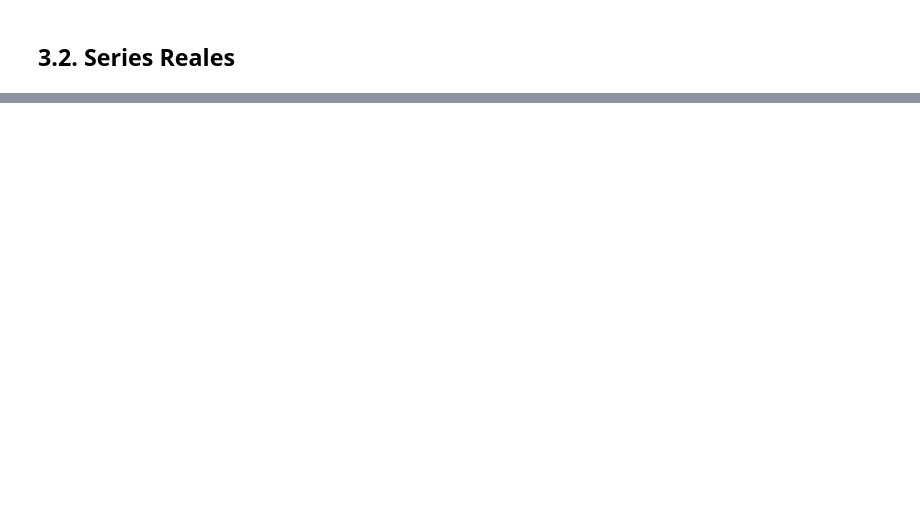
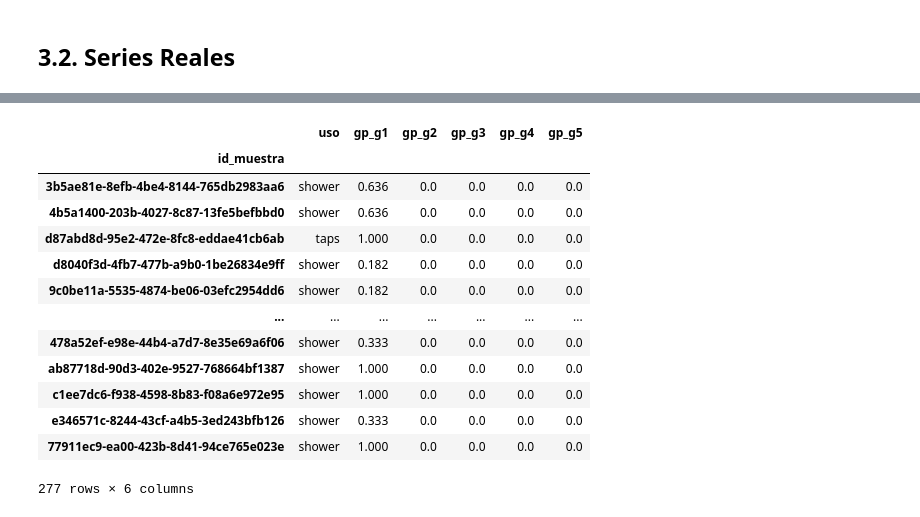
Before and after one commit to IagoGarciaSuarez/MUII_TFM, a Jupyter notebook: src/TFM.ipynb, the cells around one changed output, grey strips where cells are left out. Drawn from its saved outputs; the diff is of its cells as text; code cells hidden in the pictures; blank space fills up the shorter version.

```diff
--- a/src/TFM.ipynb
+++ b/src/TFM.ipynb
@@ -1080,0 +881,19 @@ visualizar_serie_temporal(serie_real, f'Serie Real', 'Tiempo (minutos)', 'Consum
+# %%
+def comparar_tipo_uso(dataset) -> pd.DataFrame:
+  resultados = []
+  i = 0
+  for id_muestra, fila_evento in dataset.iterrows():
+    usos_originales = obtener_usos_originales(id_muestra)
+    for uso, serie_uso in usos_originales.iterrows():
+      df_resultado = usos_originales[usos_originales.apply(lambda serie: contiene_evento(serie, fila_evento["serie"]), axis=1)]
+    df_resultado = df_resultado.reset_index()
+    df_resultado.rename(columns={0: 'uso'}, inplace=True)
+    df_resultado["gp_g1"] = fila_evento["gp_g1"]
+    df_resultado["gp_g2"] = fila_evento["gp_g2"]
+    df_resultado["gp_g3"] = fila_evento["gp_g3"]
+    df_resultado["gp_g4"] = fila_evento["gp_g4"]
+    df_resultado["gp_g5"] = fila_evento["gp_g5"]
+    df_resultado["id_muestra"] = id_muestra
+    df_resultado.set_index("id_muestra", inplace=True)
+    resultados.append(df_resultado[["uso", "gp_g1", "gp_g2", "gp_g3", "gp_g4", "gp_g5"]])
+  return pd.concat(resultados)
@@ -1080,0 +941,17 @@ visualizar_serie_temporal(serie_real, f'Serie Real', 'Tiempo (minutos)', 'Consum
+# %%
+comparacion_g1
+# %% [output]
+|  | uso | gp_g1 | gp_g2 | gp_g3 | gp_g4 | gp_g5 |
+| id_muestra |  |  |  |  |  |  |
+| 3b5ae81e-8efb-4be4-8144-765db2983aa6 | shower | 0.636 | 0.0 | 0.0 | 0.0 | 0.0 |
+| 4b5a1400-203b-4027-8c87-13fe5befbbd0 | shower | 0.636 | 0.0 | 0.0 | 0.0 | 0.0 |
+| d87abd8d-95e2-472e-8fc8-eddae41cb6ab | taps | 1.000 | 0.0 | 0.0 | 0.0 | 0.0 |
+| d8040f3d-4fb7-477b-a9b0-1be26834e9ff | shower | 0.182 | 0.0 | 0.0 | 0.0 | 0.0 |
+| 9c0be11a-5535-4874-be06-03efc2954dd6 | shower | 0.182 | 0.0 | 0.0 | 0.0 | 0.0 |
+| ... | ... | ... | ... | ... | ... | ... |
+| 478a52ef-e98e-44b4-a7d7-8e35e69a6f06 | shower | 0.333 | 0.0 | 0.0 | 0.0 | 0.0 |
+| ab87718d-90d3-402e-9527-768664bf1387 | shower | 1.000 | 0.0 | 0.0 | 0.0 | 0.0 |
+| c1ee7dc6-f938-4598-8b83-f08a6e972e95 | shower | 1.000 | 0.0 | 0.0 | 0.0 | 0.0 |
+| e346571c-8244-43cf-a4b5-3ed243bfb126 | shower | 0.333 | 0.0 | 0.0 | 0.0 | 0.0 |
+| 77911ec9-ea00-423b-8d41-94ce765e023e | shower | 1.000 | 0.0 | 0.0 | 0.0 | 0.0 |
+277 rows × 6 columns
```
Also changed, not shown: parts of 71 cells of this notebook.
